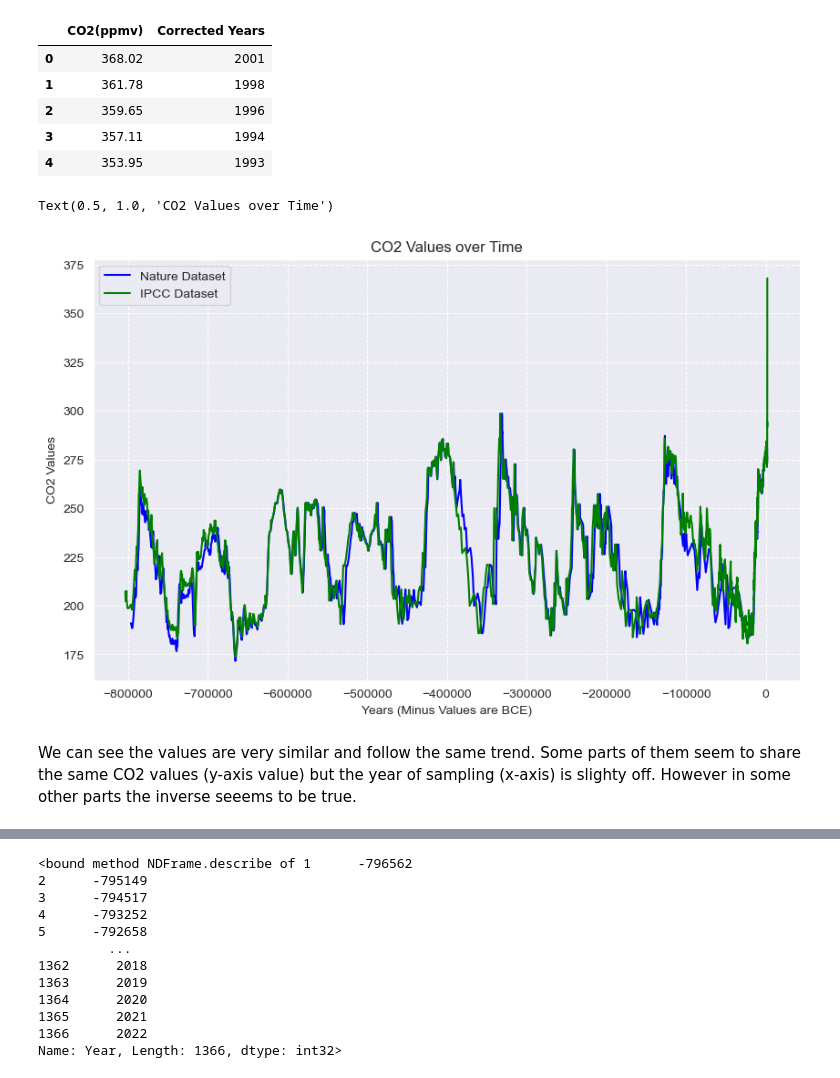
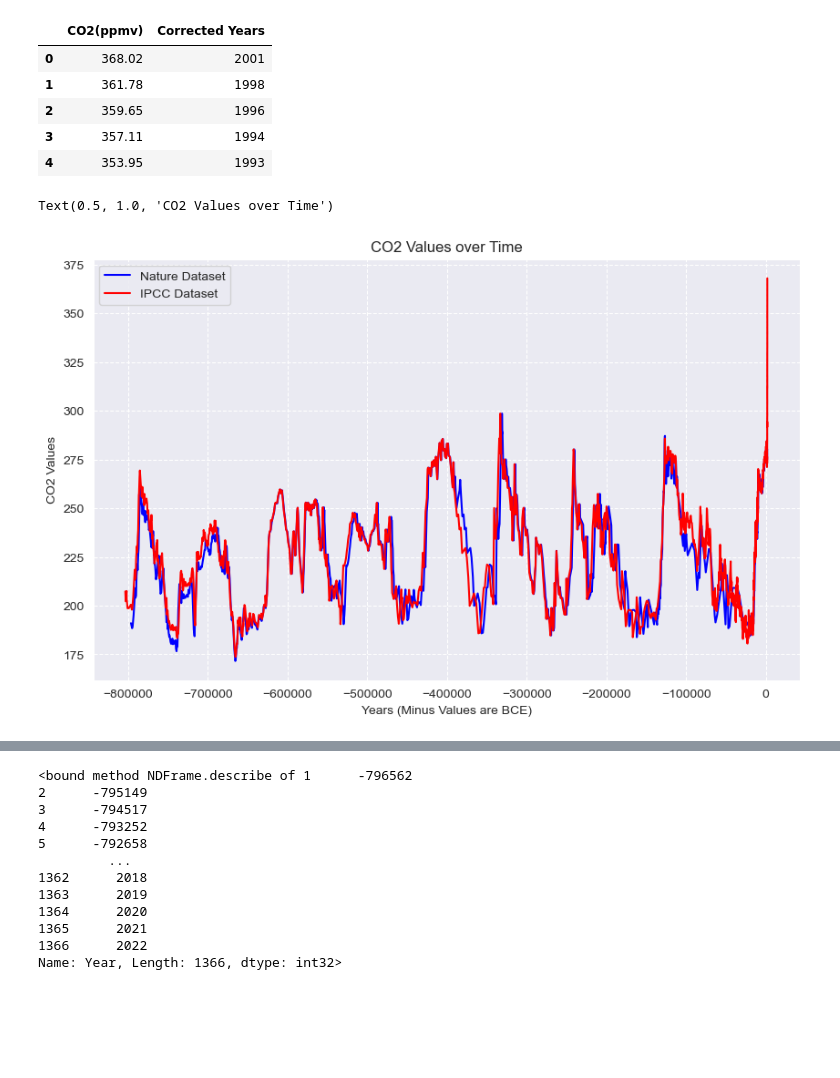
Before and after one commit to Kevin002023/PFDA--Climate-Project, a Jupyter notebook: PFDA-Project-2.ipynb, the cells around one changed output, grey strips where cells are left out. Drawn from its saved outputs; the diff is of its cells as text; code cells hidden in the pictures; blank space fills up the shorter version.

```diff
--- a/PFDA-Project-2.ipynb
+++ b/PFDA-Project-2.ipynb
@@ -149,22 +153,20 @@ ipcc.head()
 # %%
 # Assuming 'Time' is the common index in both DataFrames
 plt.figure(figsize=(10, 6))
 
 # Plotting using Seaborn lineplot
 sns.lineplot(data=nature, x = "Corrected Years", y = "CO2(ppmv)", color='blue', label='Nature Dataset')
-sns.lineplot(data=ipcc, x = "Corrected Years", y = "CO2(ppmv)",  color='green', label='IPCC Dataset')
+sns.lineplot(data=ipcc, x = "Corrected Years", y = "CO2(ppmv)",  color='red', label='IPCC Dataset')
 
 final_x_value = ipcc['Corrected Years'].iloc[-1]
 
 # Set labels and title
 plt.xlabel('Years (Minus Values are BCE)')
 plt.ylabel('CO2 Values')
 plt.title('CO2 Values over Time')
 
 # Show legend
 #plt.legend()
 # %% [output]
 Text(0.5, 1.0, 'CO2 Values over Time')
-[figure, old version]
+[figure, new version]
-# %% [markdown]
-We can see the values are very similar and follow the same trend. Some parts of them seem to share the same CO2 values (y-axis value) but the year of sampling (x-axis) is slighty off. However in some other parts the inverse seeems to be true.
```
Also changed, not shown: parts of 8 cells of this notebook, 2 other files.
